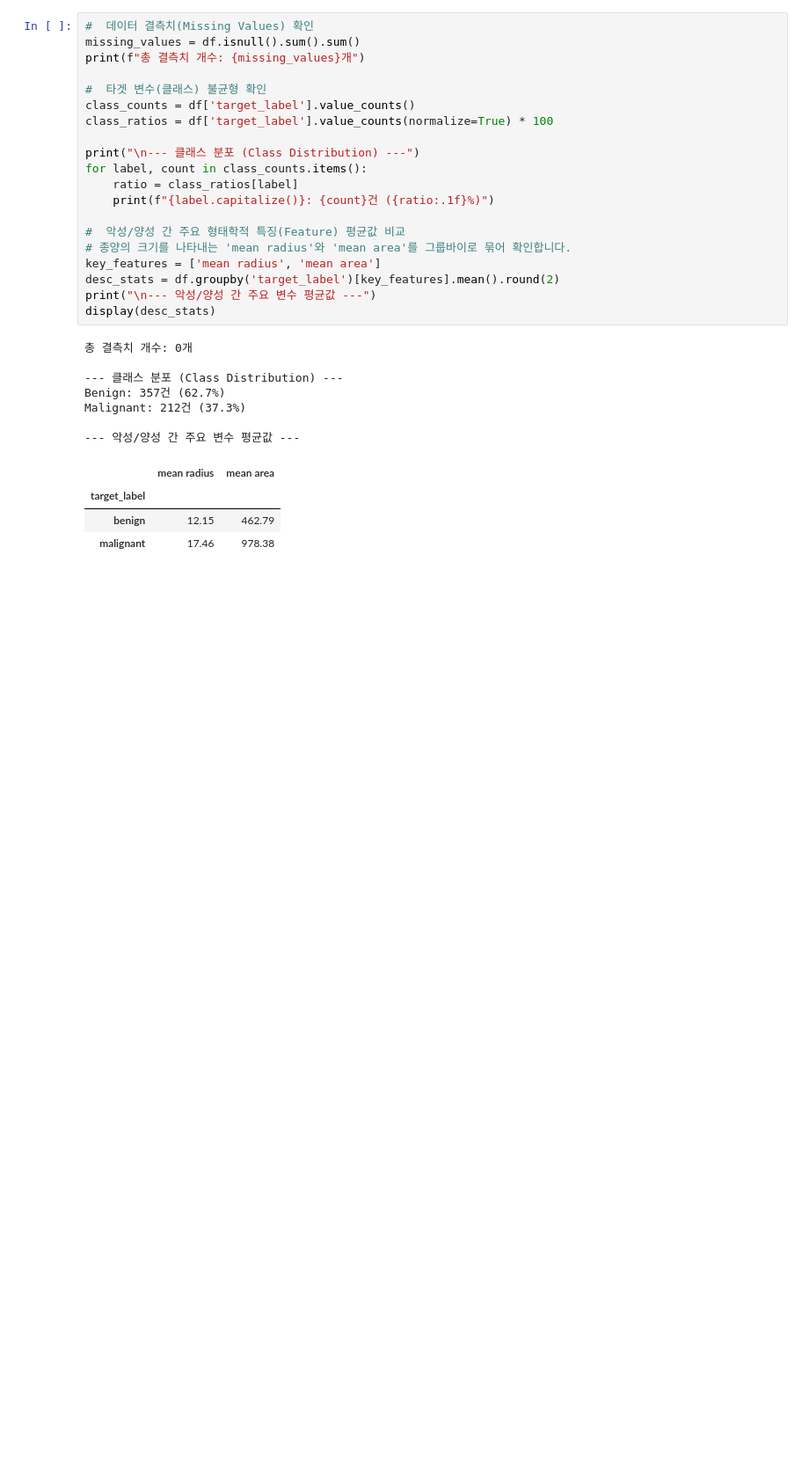
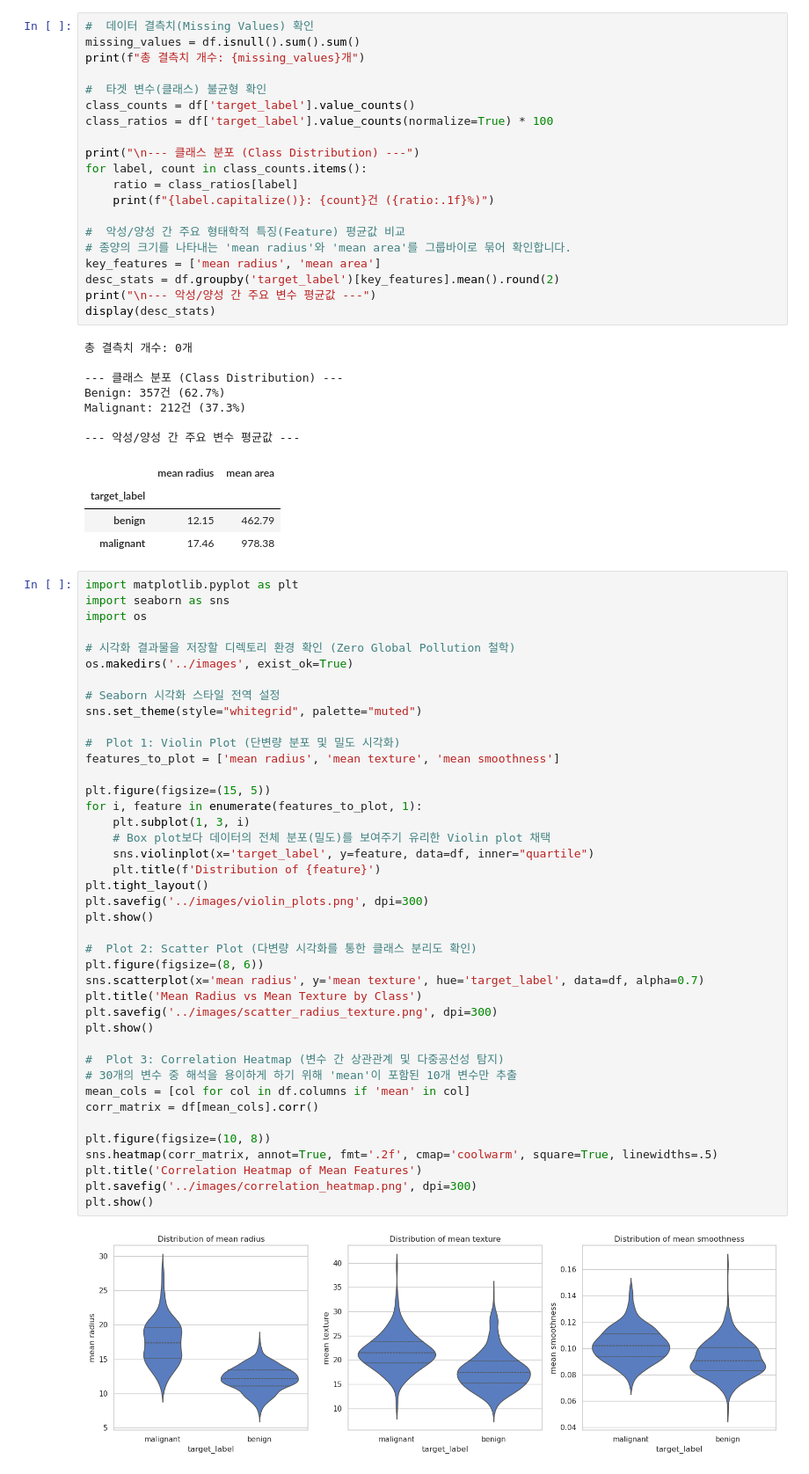
Before and after one commit to TheProvidenceJun/breast-cancer-eda, a Jupyter notebook: notebooks/1_data_load_and_check.ipynb, the cells around one changed output. Shown at 88% size. Saved outputs shown, nothing was run; the diff lists cells and outputs as text; blank space fills up the shorter version.

Commit message:
feat: generate EDA visualizations and document biological interpretations

```diff
--- a/notebooks/1_data_load_and_check.ipynb
+++ b/notebooks/1_data_load_and_check.ipynb
@@ -57,3 +57,46 @@ Malignant: 212건 (37.3%)
 | target_label |  |  |
 | benign | 12.15 | 462.79 |
 | malignant | 17.46 | 978.38 |
+# %%
+import matplotlib.pyplot as plt
+import seaborn as sns
+import os
+
+# 시각화 결과물을 저장할 디렉토리 환경 확인 (Zero Global Pollution 철학)
+os.makedirs('../images', exist_ok=True)
+
+# Seaborn 시각화 스타일 전역 설정
+sns.set_theme(style="whitegrid", palette="muted")
+
+#  Plot 1: Violin Plot (단변량 분포 및 밀도 시각화)
+features_to_plot = ['mean radius', 'mean texture', 'mean smoothness']
+
+plt.figure(figsize=(15, 5))
+for i, feature in enumerate(features_to_plot, 1):
+    plt.subplot(1, 3, i)
+    # Box plot보다 데이터의 전체 분포(밀도)를 보여주기 유리한 Violin plot 채택
+    sns.violinplot(x='target_label', y=feature, data=df, inner="quartile")
+    plt.title(f'Distribution of {feature}')
+plt.tight_layout()
+plt.savefig('../images/violin_plots.png', dpi=300)
+plt.show()
+
+#  Plot 2: Scatter Plot (다변량 시각화를 통한 클래스 분리도 확인)
+plt.figure(figsize=(8, 6))
+sns.scatterplot(x='mean radius', y='mean texture', hue='target_label', data=df, alpha=0.7)
+plt.title('Mean Radius vs Mean Texture by Class')
+plt.savefig('../images/scatter_radius_texture.png', dpi=300)
+plt.show()
+
+#  Plot 3: Correlation Heatmap (변수 간 상관관계 및 다중공선성 탐지)
+# 30개의 변수 중 해석을 용이하게 하기 위해 'mean'이 포함된 10개 변수만 추출
+mean_cols = [col for col in df.columns if 'mean' in col]
+corr_matrix = df[mean_cols].corr()
+
+plt.figure(figsize=(10, 8))
+sns.heatmap(corr_matrix, annot=True, fmt='.2f', cmap='coolwarm', square=True, linewidths=.5)
+plt.title('Correlation Heatmap of Mean Features')
+plt.savefig('../images/correlation_heatmap.png', dpi=300)
+plt.show()
+# %% [output]
+[figure, added]
```
Also changed, not shown: parts of 1 cell of this notebook, 4 other files.
